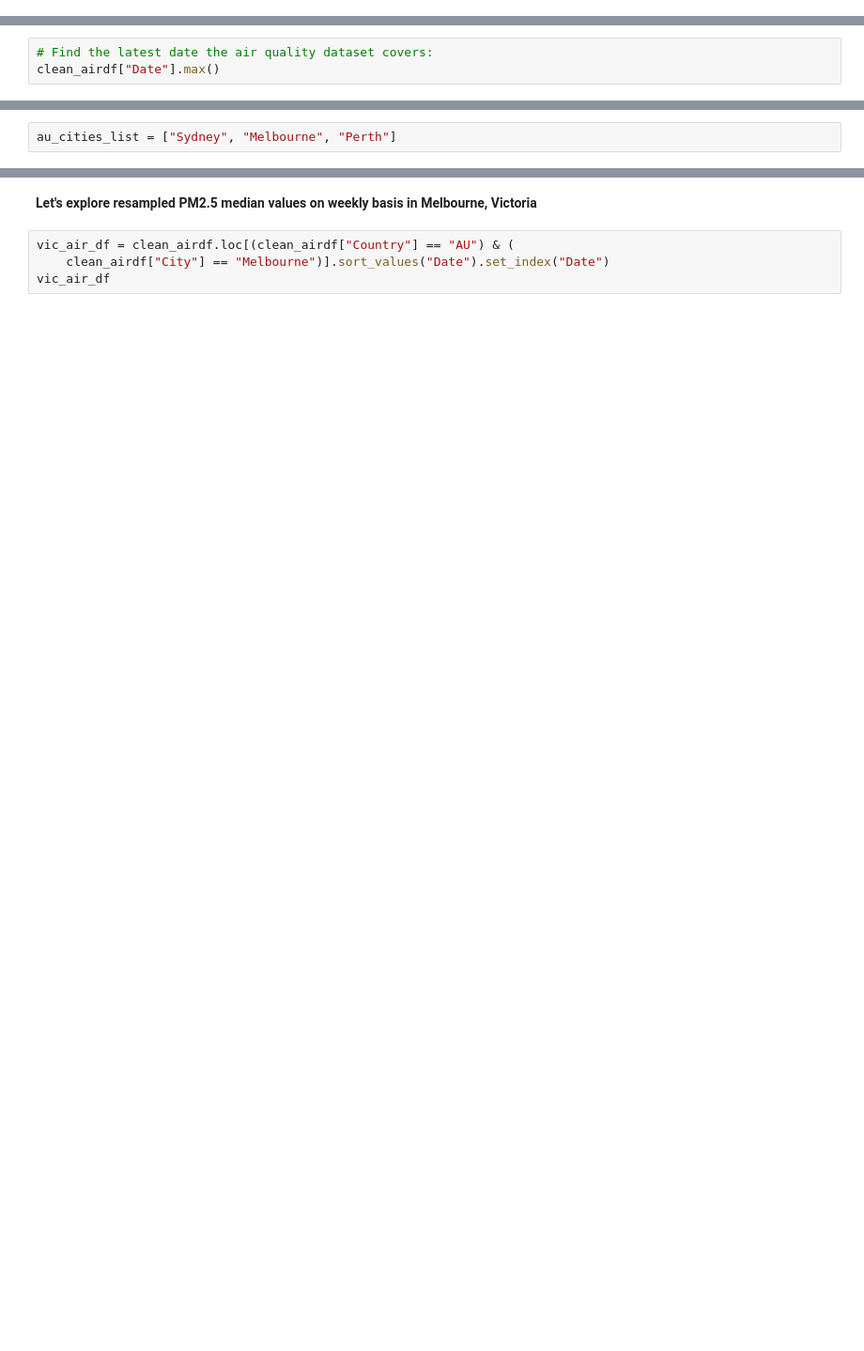
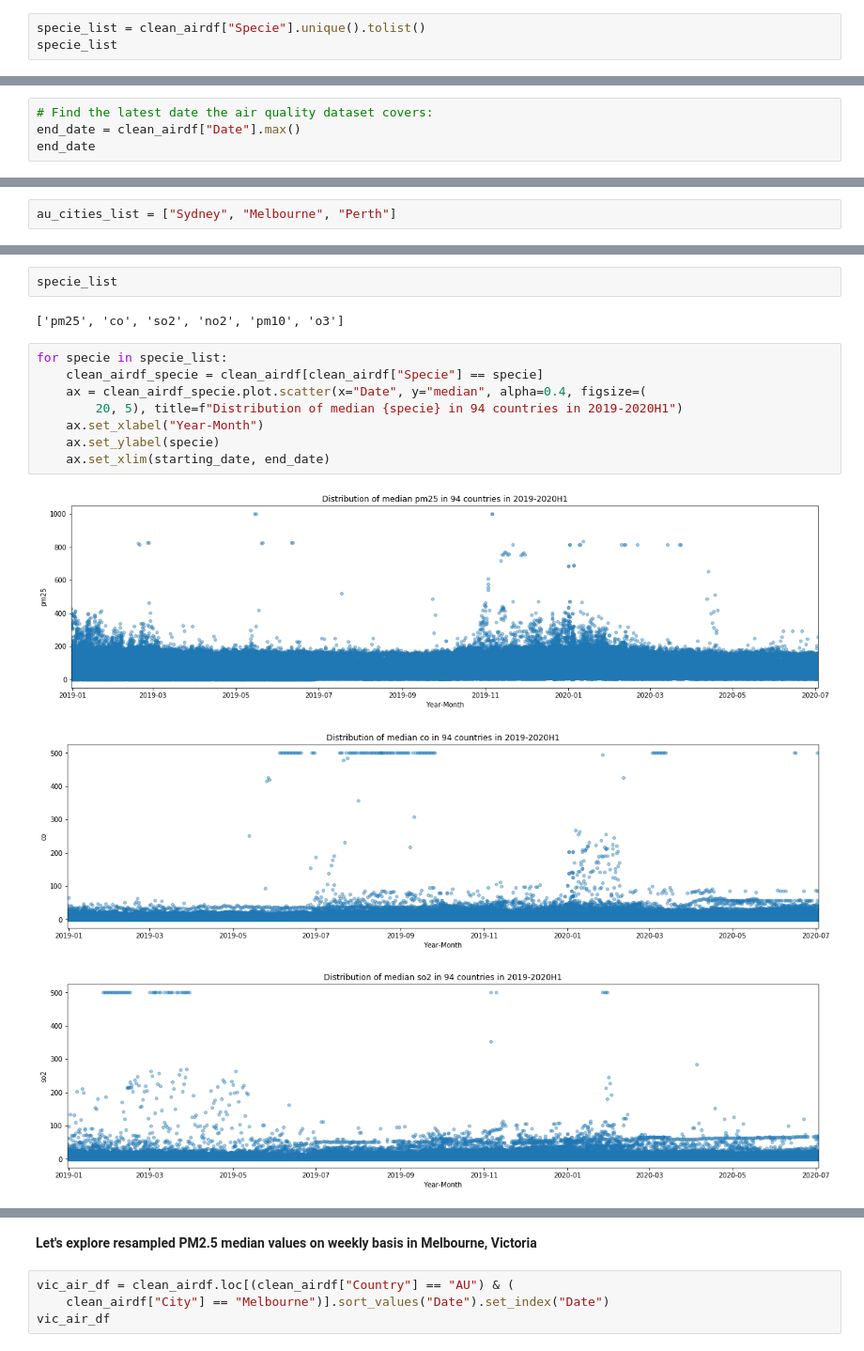
Before and after one commit to poojaisabelle/Project-One, a Jupyter notebook: data_exploration_cleanup_MASTER.ipynb, the cells around one changed output, grey strips where cells are left out. Shown at 94% size. Cells and saved outputs as stored; diff of their text form; blank space fills up the shorter version.

Commit message:
Add scatter plots of 6 air pollutant distribution

```diff
--- a/data_exploration_cleanup_MASTER.ipynb
+++ b/data_exploration_cleanup_MASTER.ipynb
@@ -111 +107,4 @@ aqi       8267
 Name: Specie, dtype: int64
+# %%
+specie_list = clean_airdf["Specie"].unique().tolist()
+specie_list
@@ -195,7 +196,8 @@ starting_date
 Timestamp('2018-12-31 00:00:00')
 # %%
 # Find the latest date the air quality dataset covers:
-clean_airdf["Date"].max()
+end_date = clean_airdf["Date"].max()
+end_date
 # %% [output]
 Timestamp('2020-07-03 00:00:00')
 # %%
@@ -287,0 +301,16 @@ au_cities_list = ["Sydney", "Melbourne", "Perth"]
+# %%
+specie_list
+# %% [output]
+['pm25', 'co', 'so2', 'no2', 'pm10', 'o3']
+# %%
+for specie in specie_list:
+    clean_airdf_specie = clean_airdf[clean_airdf["Specie"] == specie]
+    ax = clean_airdf_specie.plot.scatter(x="Date", y="median", alpha=0.4, figsize=(
+        20, 5), title=f"Distribution of median {specie} in 94 countries in 2019-2020H1")
+    ax.set_xlabel("Year-Month")
+    ax.set_ylabel(specie)
+    ax.set_xlim(starting_date, end_date)
+# %% [output]
+[figure, added]
+[figure, added]
+[figure, added]
```
Also changed, not shown: parts of 98 cells of this notebook, 7 other files.
